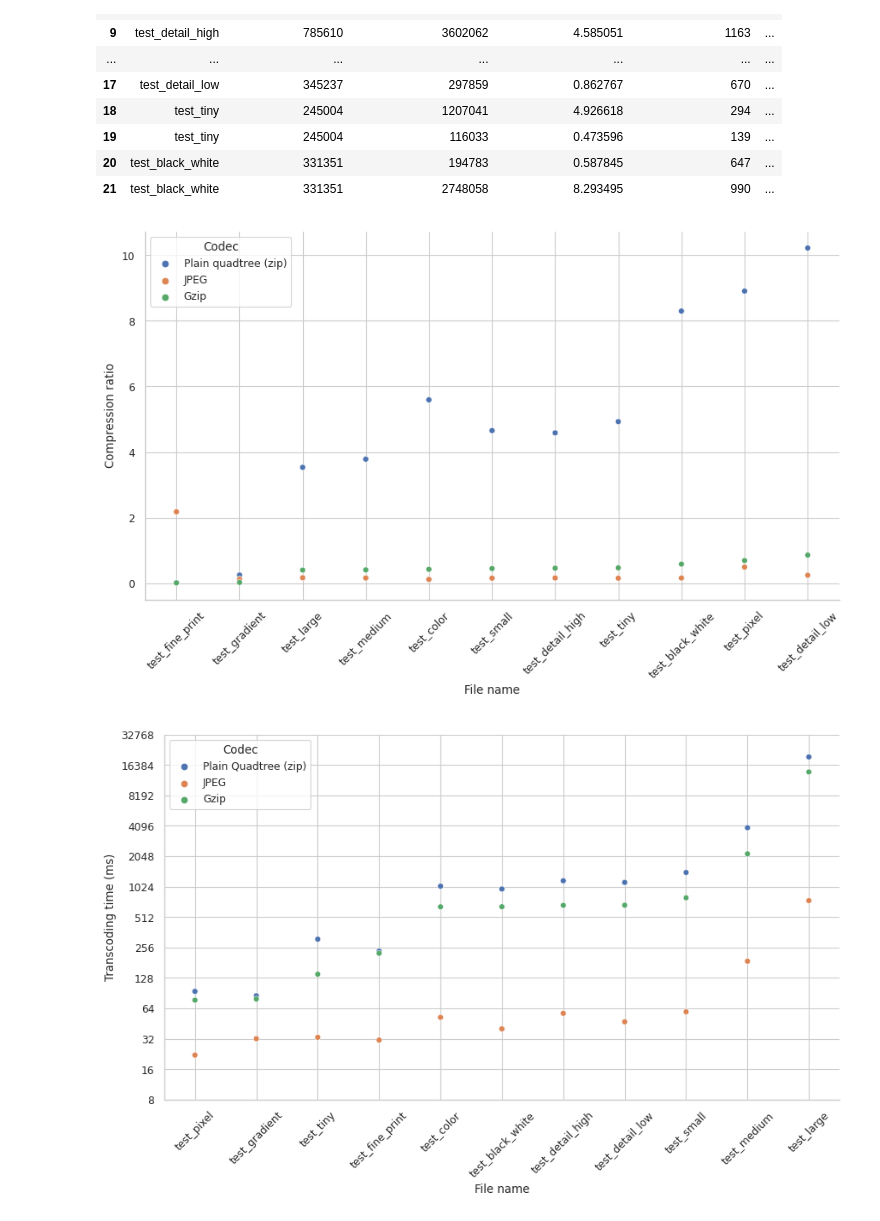
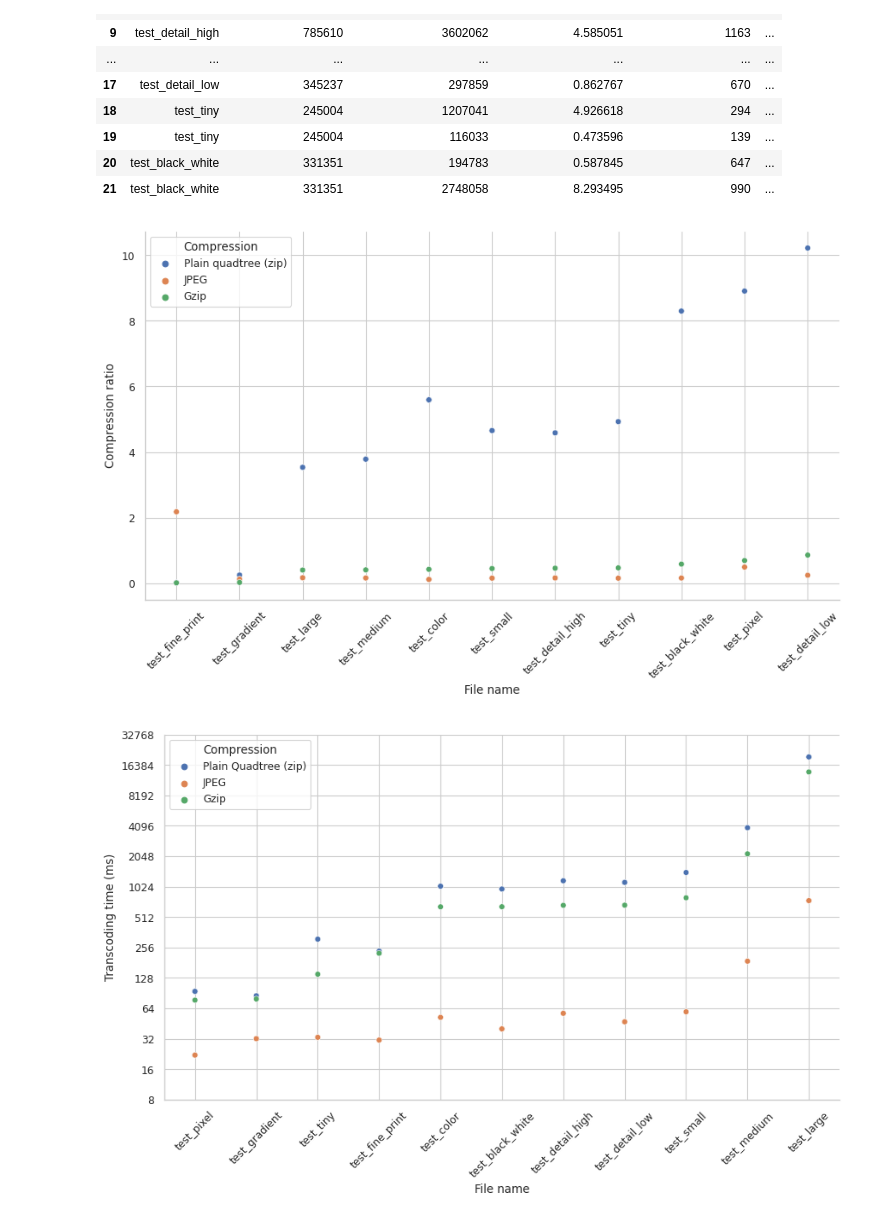
Before and after one commit to xaverhimmelsbach/quadtree-block-compression-visualization, a Jupyter notebook: visualization_scripts/visualize_compression.ipynb, the cells around one changed output. Saved outputs shown, nothing was run; the diff lists cells and outputs as text; code cells hidden in the pictures.

```diff
--- a/visualization_scripts/visualize_compression.ipynb
+++ b/visualization_scripts/visualize_compression.ipynb
@@ -47,35 +47,35 @@ df_second = df_sorted.loc[:, ('file_name', 'compression_ratio_y')].rename(
     columns={'compression_ratio_y': 'c'})
 df_second['class'] = 'jpeg'
 
 # Do this hacky filtering, as the zip data is already included in df_first and I want the zip data to have the first hue on the graph
 df_third = df_sorted[df_sorted['archive_format'] == 'gzip'].loc[:, ('file_name', 'compression_ratio_x', 'archive_format')].rename(
     columns={'compression_ratio_x': 'c', 'archive_format': 'class'})
 
 # Concatenate data frames
 df_concat = pd.concat([df_first, df_second, df_third])
 
 # Create a visualization
 g = sns.relplot(
     x='file_name',
     y='c',
     data=df_concat,
     hue='class',
     aspect=16/9,
     facet_kws={'legend_out': False},
 )
 
 g.set(xlabel='File name', ylabel='Compression ratio')
 
 legend = g.axes.flat[0].get_legend()
-legend.set_title('Codec')
+legend.set_title('Compression')
 for t, l in zip(legend.texts, ['Plain quadtree (zip)', 'JPEG', 'Gzip']):
     t.set_text(l)
 
 plt.xticks(rotation=45)
 
 plt.show()
 # %% [output]
-[figure, old version]
+[figure, new version]
 # %%
 # Transcoding time
 df_sorted = df_merged.sort_values('transcoding_time_x')
@@ -105,7 +105,7 @@ g = sns.relplot(
 )
 
 legend = g.axes.flat[0].get_legend()
-legend.set_title('Codec')
+legend.set_title('Compression')
 for t, l in zip(legend.texts, ['Plain Quadtree (zip)', 'JPEG', 'Gzip']):
     t.set_text(l)
 
@@ -117,4 +117,4 @@ plt.xticks(rotation=45)
 
 plt.show()
 # %% [output]
-[figure, old version]
+[figure, new version]
```
Also changed, not shown: 3 other files.
